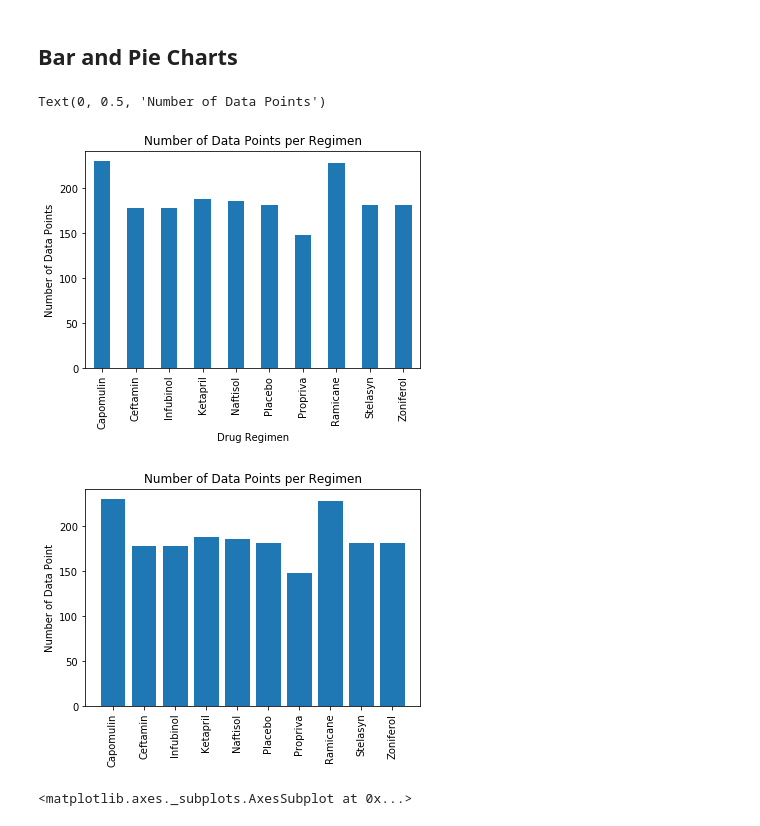
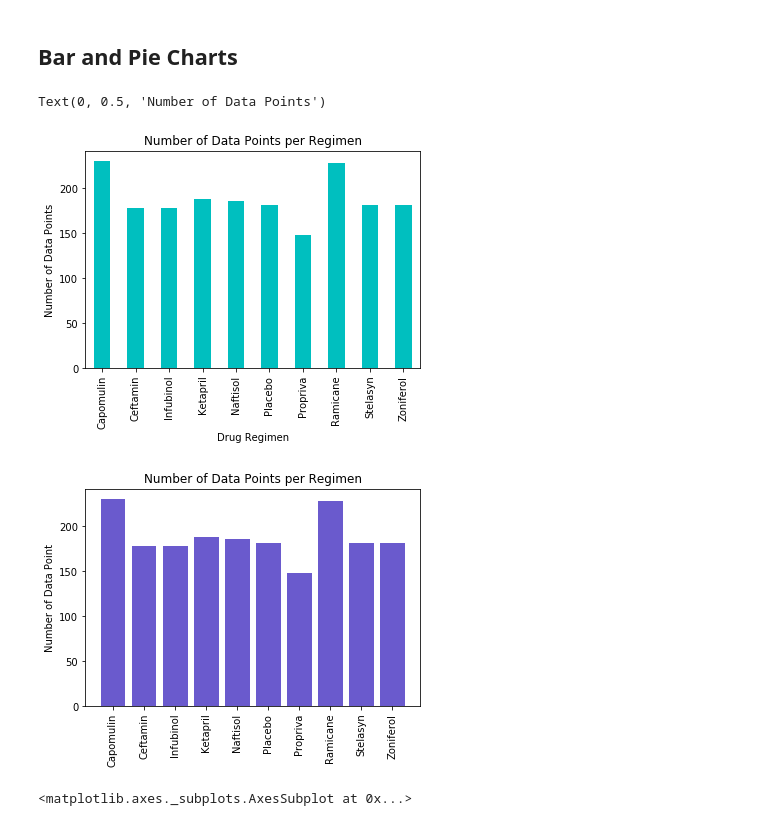
Before and after one commit to jplumlee/matplotlib-challenge, a Jupyter notebook: Pymaceuticals/pymaceuticals.ipynb, the cells around one changed output. Cells and saved outputs as stored; diff of their text form; code cells hidden in the pictures.

Commit message:
Added color and labels to charts. Added comments to code

```diff
--- a/Pymaceuticals/pymaceuticals.ipynb
+++ b/Pymaceuticals/pymaceuticals.ipynb
@@ -106,34 +106,48 @@ tumor_vol_summary2
 # %% [markdown]
 ## Bar and Pie Charts
 # %%
-# Generate a bar plot showing the total number of mice for each treatment throughout the course of the study using pandas.
+# Generate a bar plot showing the total number of mice for each treatment throughout the course of the study using pandas
 regimen_count = grouped_regimen['Drug Regimen'].count()
 
-panda_plot = regimen_count.plot(kind="bar", title="Number of Data Points per Regimen")
+# Plot, label, and add color to bar graph
+panda_plot = regimen_count.plot(kind="bar", title="Number of Data Points per Regimen", color='c')
 panda_plot.set_ylabel("Number of Data Points")
 # %% [output]
 Text(0, 0.5, 'Number of Data Points')
-[figure, old version]
+[figure, new version]
 # %%
 # Generate a bar plot showing the total number of mice for each treatment throughout the course of the study using pyplot.
+
+# Create list of drug regimens
 drug_regimens = mouse_study["Drug Regimen"]
+
+# Set varible for list to be created in for loop
 drug_regimens_list = []
-# tumor_vol_summary.index.tolist()
+
+# Loop through drug_regimens list to find unique names and append to new list
 for x in drug_regimens:
     # check if exists in unique_list or not
     if x not in drug_regimens_list:
         drug_regimens_list.append(x)
 
+# Sort new drug regimens list to align with columns when labeling
 drug_regimens_list.sort()
 
+# Set values for x axis and x ticks by looping through the length of the grouped_regimin data frame
 x_axis = np.arange(len(grouped_regimen))
 xticks = [x for x in x_axis]
-plt.bar(x_axis, regimen_count)
+
+# Plot x and y axis and add color to bars
+plt.bar(x_axis, regimen_count, color='slateblue')
+
+# Add titles
 plt.title("Number of Data Points per Regimen")
 plt.ylabel("Number of Data Point")
+
+# Plot graph and rotate column titles verticaly so they can be read clearly
 plt.xticks(xticks, drug_regimens_list, rotation='vertical')
 plt.show()
 # %% [output]
-[figure, old version]
+[figure, new version]
 # %%
 # Generate a pie plot showing the distribution of female versus male mice using pandas
```
Also changed, not shown: parts of 3 cells of this notebook.
